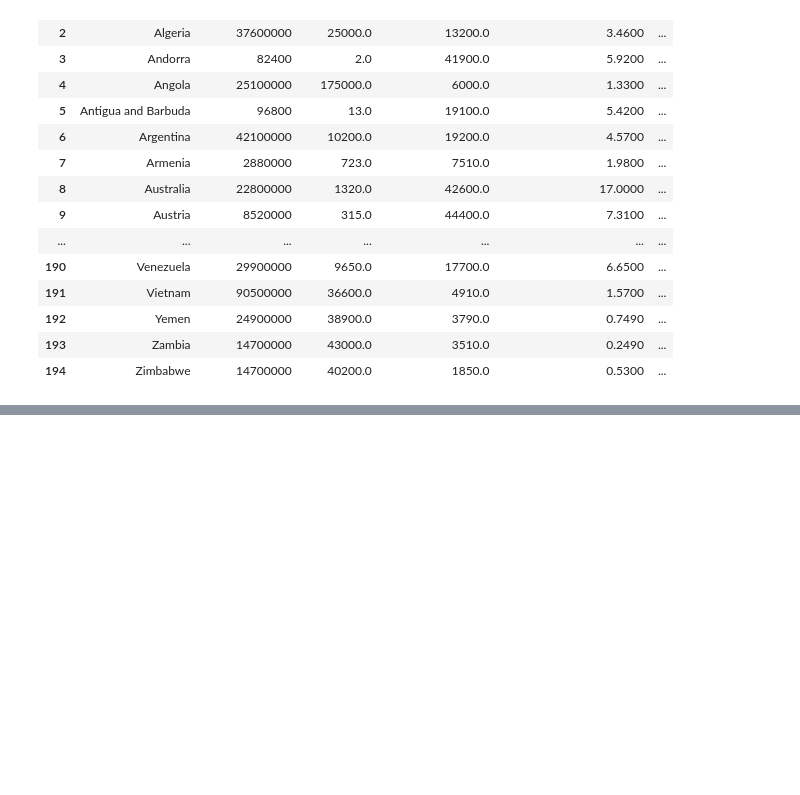
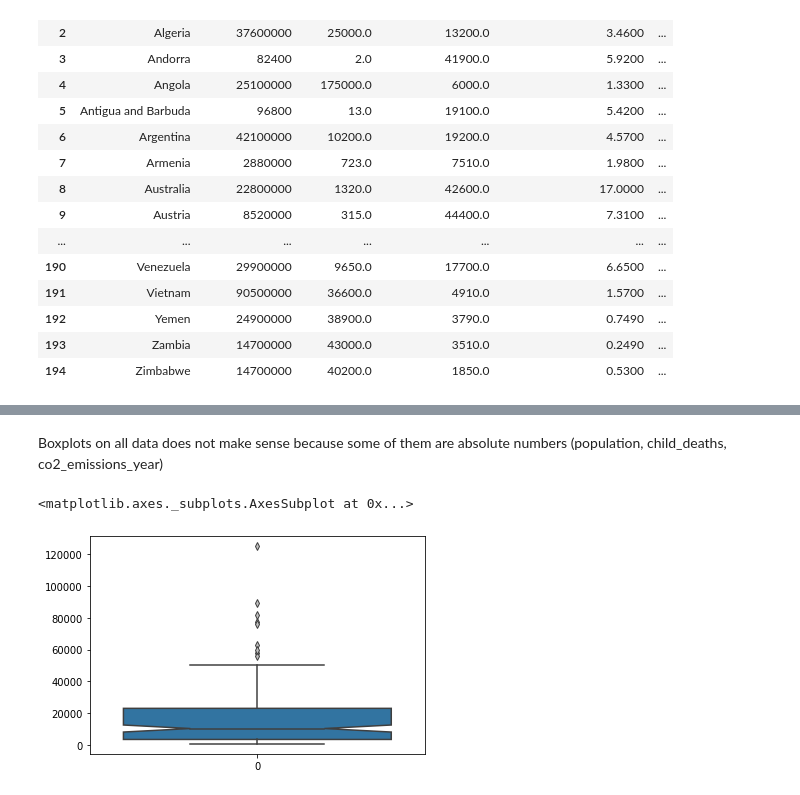
Before and after one commit to helmuthb/data-oriented-programming, a Jupyter notebook: Gapminder.ipynb, the cells around one changed output, grey strips where cells are left out. Drawn from its saved outputs; the diff is of its cells as text; code cells hidden in the pictures; blank space fills up the shorter version.

```diff
--- a/Gapminder.ipynb
+++ b/Gapminder.ipynb
@@ -163,0 +168,8 @@ dfmerged.dropna().shape
+# %% [markdown]
+Boxplots on all data does not make sense because some of them are absolute numbers (population, child_deaths, co2_emissions_year)
+# %%
+flierprops = dict(markerfacecolor='0.75', markersize=5, linestyle='none')
+sns.boxplot(notch=True, data=dfmerged['income_per_person'], flierprops=flierprops)
+# %% [output]
+<matplotlib.axes._subplots.AxesSubplot at 0x...>
+[figure, added]
```
Also changed, not shown: parts of 31 cells of this notebook, 1 other file.
